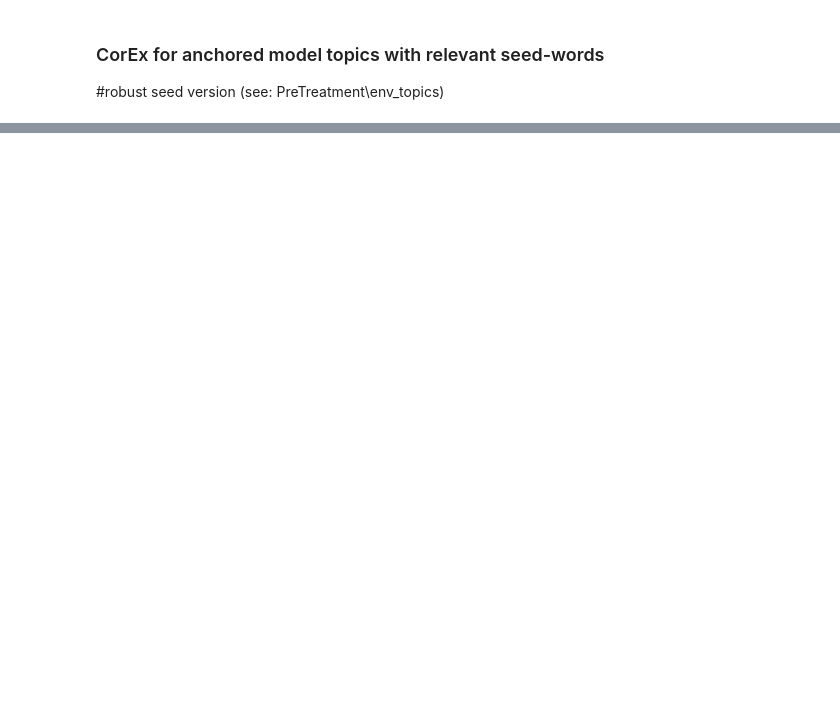
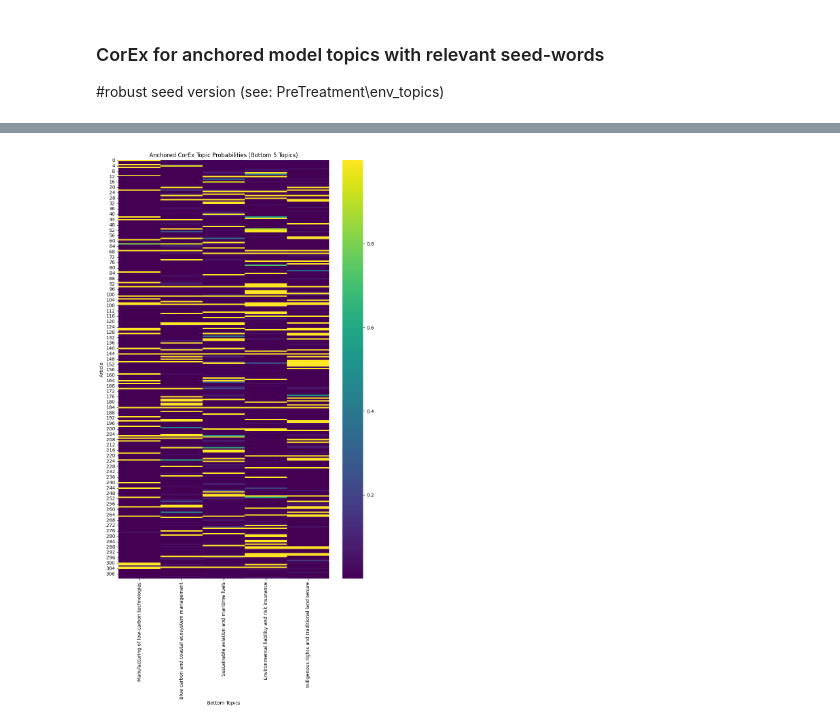
Before and after one commit to gregoirebv/5452_DS-AI_Project_TeamI, a Jupyter notebook: PreTreatment/Notebook4.2-CorEx_robustSeed.ipynb, the cells around one changed output, grey strips where cells are left out. Saved outputs shown, nothing was run; the diff lists cells and outputs as text; code cells hidden in the pictures; blank space fills up the shorter version.

```diff
--- a/PreTreatment/Notebook4.2-CorEx_robustSeed.ipynb
+++ b/PreTreatment/Notebook4.2-CorEx_robustSeed.ipynb
@@ -821,0 +841,20 @@ plt.show()
+# %%
+# Visualizing top topics across all articles
+
+topic_means = probs.mean(axis=0)
+
+N = 5 # number of bottom topics to show
+bottom_idx = topic_means.argsort()[:N]   # smallest values first
+
+
+probs_bottom = probs[:, bottom_idx]
+topic_names_bottom = [topic_names[i] for i in bottom_idx]
+
+plt.figure(figsize=(10, 16))
+sns.heatmap(probs_bottom, cmap="viridis", xticklabels=topic_names_bottom)
+plt.xlabel("Bottom Topics")
+plt.ylabel("Article")
+plt.title(f"Anchored CorEx Topic Probabilities (Bottom {N} Topics)")
+plt.show()
+# %% [output]
+[figure, added]
```
Also changed, not shown: parts of 5 cells of this notebook, 4 other files.
